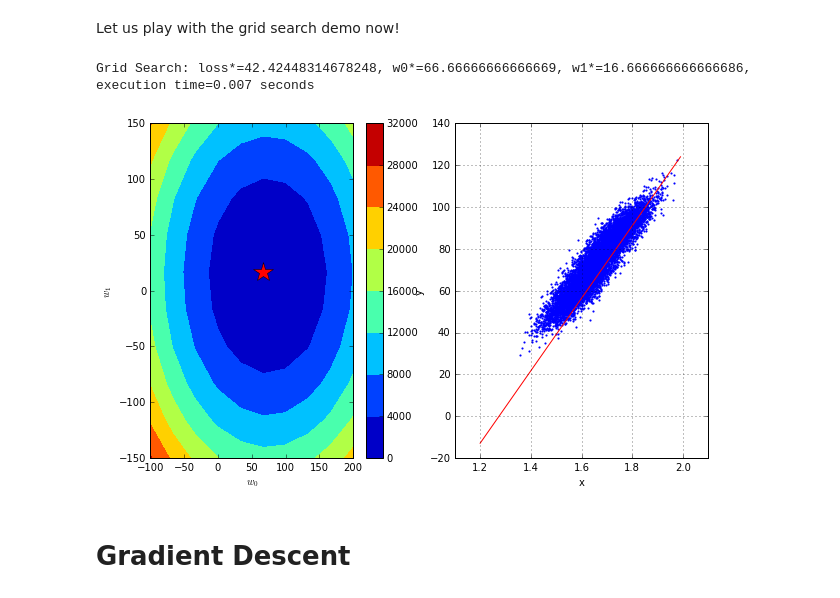
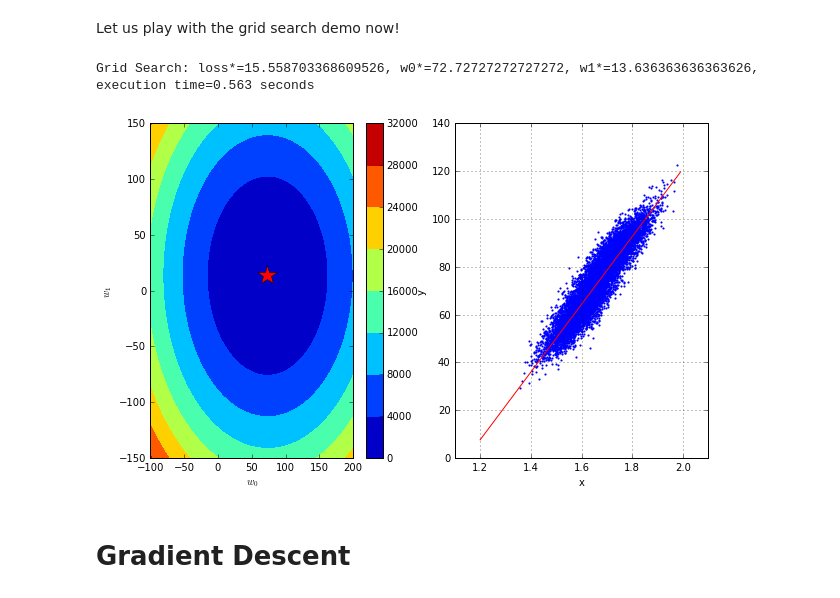
Before and after one commit to jmuth/ML_course, a Jupyter notebook: labs/ex02/template/ex02.ipynb, the cells around one changed output. Cells and saved outputs as stored; diff of their text form; code cells hidden in the pictures.

Commit message:
grid_search

```diff
--- a/labs/ex02/template/ex02.ipynb
+++ b/labs/ex02/template/ex02.ipynb
@@ -81,31 +81,31 @@ Let us play with the grid search demo now!
 # %%
 from grid_search import generate_w, get_best_parameters
 from plots import grid_visualization
 import datetime
 
 # Generate the grid of parameters to be swept
-grid_w0, grid_w1 = generate_w(num_intervals=10)
+grid_w0, grid_w1 = generate_w(num_intervals=100)
 
 # Start the grid search
 start_time = datetime.datetime.now()
 grid_losses = grid_search(y, tx, grid_w0, grid_w1)
 
 # Select the best combinaison
 loss_star, w0_star, w1_star = get_best_parameters(grid_w0, grid_w1, grid_losses)
 end_time = datetime.datetime.now()
 execution_time = (end_time - start_time).total_seconds()
 
 # Print the results
 print("Grid Search: loss*={l}, w0*={w0}, w1*={w1}, execution time={t:.3f} seconds".format(
       l=loss_star, w0=w0_star, w1=w1_star, t=execution_time))
 
 # Plot the results
 fig = grid_visualization(grid_losses, grid_w0, grid_w1, mean_x, std_x, height, weight)
 fig.set_size_inches(10.0,6.0)
 fig.savefig("grid_plot")  # Optional saving
 # %% [output]
-Grid Search: loss*=42.42448314678248, w0*=66.66666666666669, w1*=16.666666666666686, execution time=0.007 seconds
+Grid Search: loss*=15.558703368609526, w0*=72.72727272727272, w1*=13.636363636363626, execution time=0.563 seconds
-[figure, old version]
+[figure, new version]
 # %% [markdown]
 # Gradient Descent
 # %% [markdown]
```
Also changed, not shown: 3 other files.
